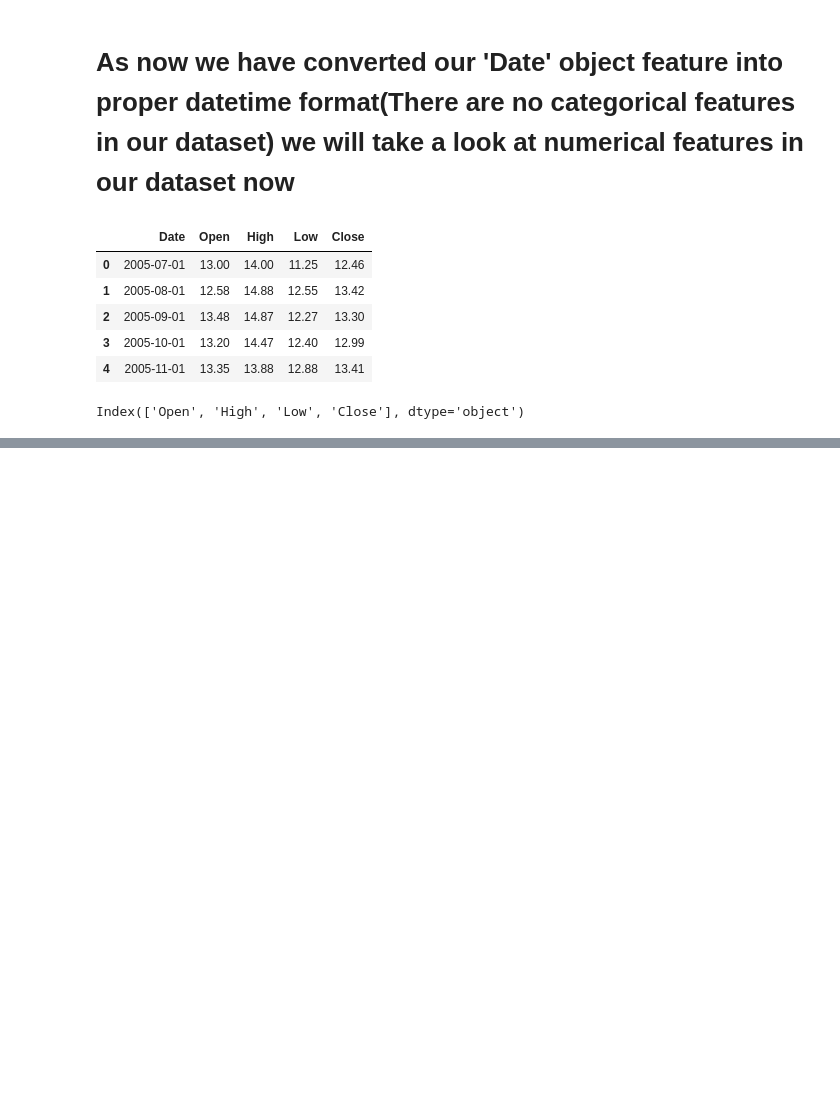
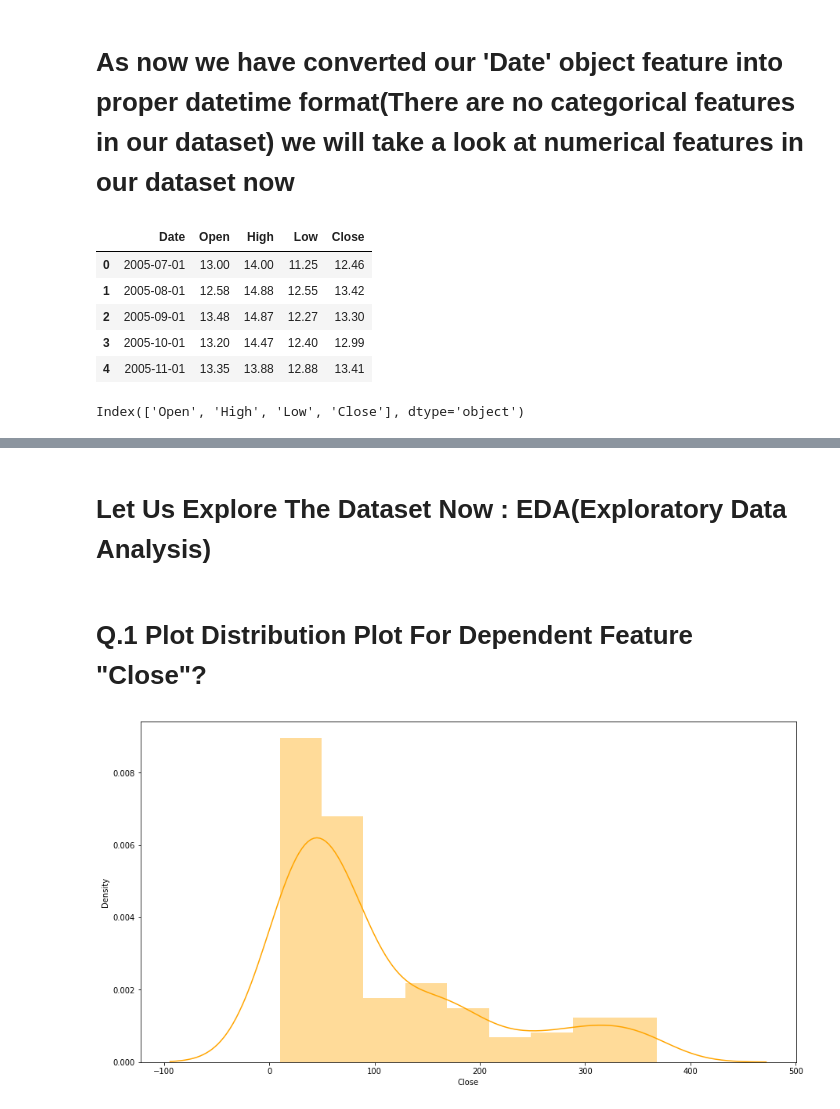
Before and after one commit to Adityasingh3008/YES-BANK-STOCK-CLOSING-PRICE-PREDICTION, a Jupyter notebook: Individual_Notebook_YES_BANK_STOCK_PRICE_PREDICTION_(Capstone_Project_2).ipynb, the cells around one changed output, grey strips where cells are left out. Saved outputs shown, nothing was run; the diff lists cells and outputs as text; code cells hidden in the pictures; blank space fills up the shorter version.

```diff
--- a/Individual_Notebook_YES_BANK_STOCK_PRICE_PREDICTION_(Capstone_Project_2).ipynb
+++ b/Individual_Notebook_YES_BANK_STOCK_PRICE_PREDICTION_(Capstone_Project_2).ipynb
@@ -222,0 +246,11 @@ Index(['Open', 'High', 'Low', 'Close'], dtype='object')
+# %% [markdown]
+# **Let Us Explore The Dataset Now : EDA(Exploratory Data Analysis)**
+# %% [markdown]
+# **Q.1 Plot Distribution Plot For Dependent Feature "Close"?**
+# %%
+# Distribution Plot For Dependent Feature "Close"
+plt.figure(figsize=(15,8))
+sns.distplot(dataset['Close'],color='orange')
+plt.show()
+# %% [output]
+[figure, added]
```
Also changed, not shown: parts of 22 cells of this notebook.
